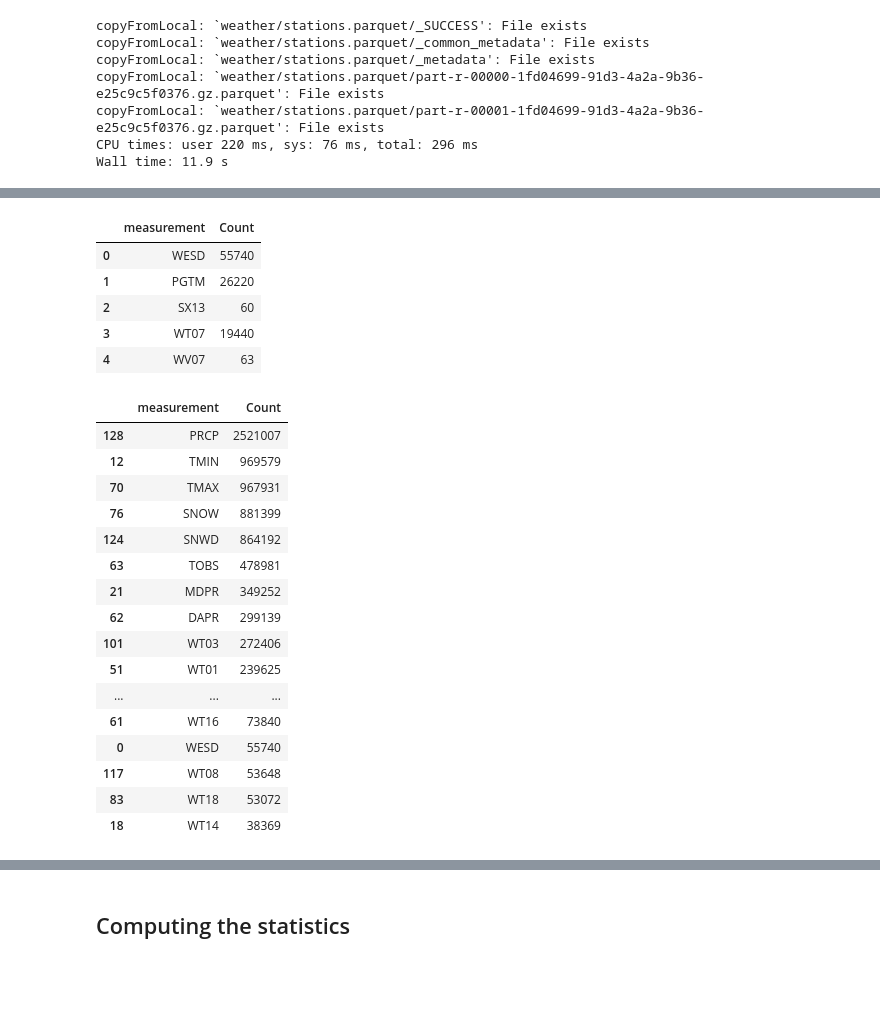
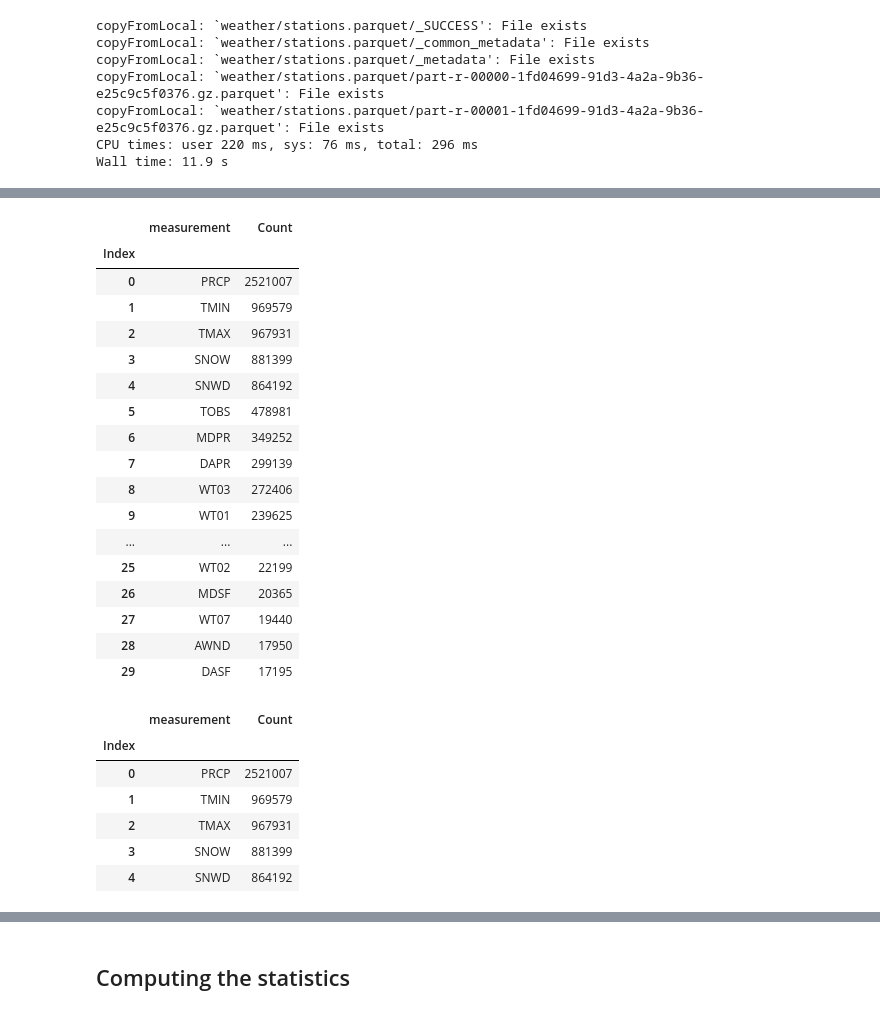
Before and after one commit to ucsd-edx/edX-Micro-Master-in-Data-Science, a Jupyter notebook: big-data-analytics-using-spark/notebooks/Section2-PCA/PCA/data_preparation/2.Big_PCA_computation-EMR.ipynb, the cells around one changed output, grey strips where cells are left out. Saved outputs shown, nothing was run; the diff lists cells and outputs as text; code cells hidden in the pictures; blank space fills up the shorter version.

Commit message:
working on new data cleaning and partitioning using EMR

```diff
--- a/big-data-analytics-using-spark/notebooks/Section2-PCA/PCA/data_preparation/2.Big_PCA_computation-EMR.ipynb
+++ b/big-data-analytics-using-spark/notebooks/Section2-PCA/PCA/data_preparation/2.Big_PCA_computation-EMR.ipynb
@@ -80,0 +73,6 @@ from time import time
+# %%
+%%time
+%pwd
+from time import time
+from pyspark import SparkContext
+sc = SparkContext(pyFiles=['/mnt/workspace/edX-Micro-Master-in-Data-Science/big-data-analytics-using-spark/notebooks/Section2-PCA/PCA/data_preparation/lib/numpy_pack.py'])
@@ -114,10 +116,10 @@ sqlContext = SQLContext(sc)
 t=time()
 Query="""
 SELECT measurement,count(measurement) as Count
-FROM parquet.`weather/weather.parquet`
+FROM parquet.`/weather/weather.parquet`
 GROUP BY measurement
 """
-Counts = sqlContext.sql(Query)
-print(Counts)
+Counts_pdf = sqlContext.sql(Query).toPandas()
+print(Counts_pdf.head(10))
 print('took ',time()-t,' seconds')
 # %% [output]
@@ -126,30 +138,35 @@ took  0.19291019439697266  seconds
-# %%
-df=Counts.toPandas()
-df.head()
-# %% [output]
-|  | measurement | Count |
-| 0 | WESD | 55740 |
-| 1 | PGTM | 26220 |
-| 2 | SX13 | 60 |
-| 3 | WT07 | 19440 |
-| 4 | WV07 | 63 |
-# %%
-df.sort_values('Count',ascending=False).head(20)
-# %% [output]
-|  | measurement | Count |
-| 128 | PRCP | 2521007 |
-| 12 | TMIN | 969579 |
-| 70 | TMAX | 967931 |
-| 76 | SNOW | 881399 |
-| 124 | SNWD | 864192 |
-| 63 | TOBS | 478981 |
-| 21 | MDPR | 349252 |
-| 62 | DAPR | 299139 |
-| 101 | WT03 | 272406 |
-| 51 | WT01 | 239625 |
-| ... | ... | ... |
-| 61 | WT16 | 73840 |
-| 0 | WESD | 55740 |
-| 117 | WT08 | 53648 |
-| 83 | WT18 | 53072 |
-| 18 | WT14 | 38369 |
+# %%
+Counts_pdf.sort_values('Count',ascending=False,inplace=True)
+_index=[i for i in range(Counts_df.shape[0])]
+Counts_pdf['Index']=_index
+Counts_pdf.set_index('Index',inplace=True)
+Counts_pdf.head(30)
+# %% [output]
+|  | measurement | Count |
+| Index |  |  |
+| 0 | PRCP | 2521007 |
+| 1 | TMIN | 969579 |
+| 2 | TMAX | 967931 |
+| 3 | SNOW | 881399 |
+| 4 | SNWD | 864192 |
+| 5 | TOBS | 478981 |
+| 6 | MDPR | 349252 |
+| 7 | DAPR | 299139 |
+| 8 | WT03 | 272406 |
+| 9 | WT01 | 239625 |
+| ... | ... | ... |
+| 25 | WT02 | 22199 |
+| 26 | MDSF | 20365 |
+| 27 | WT07 | 19440 |
+| 28 | AWND | 17950 |
+| 29 | DASF | 17195 |
+# %%
+Counts_pdf.head()
+# %% [output]
+|  | measurement | Count |
+| Index |  |  |
+| 0 | PRCP | 2521007 |
+| 1 | TMIN | 969579 |
+| 2 | TMAX | 967931 |
+| 3 | SNOW | 881399 |
+| 4 | SNWD | 864192 |
```
Also changed, not shown: parts of 17 cells of this notebook.
